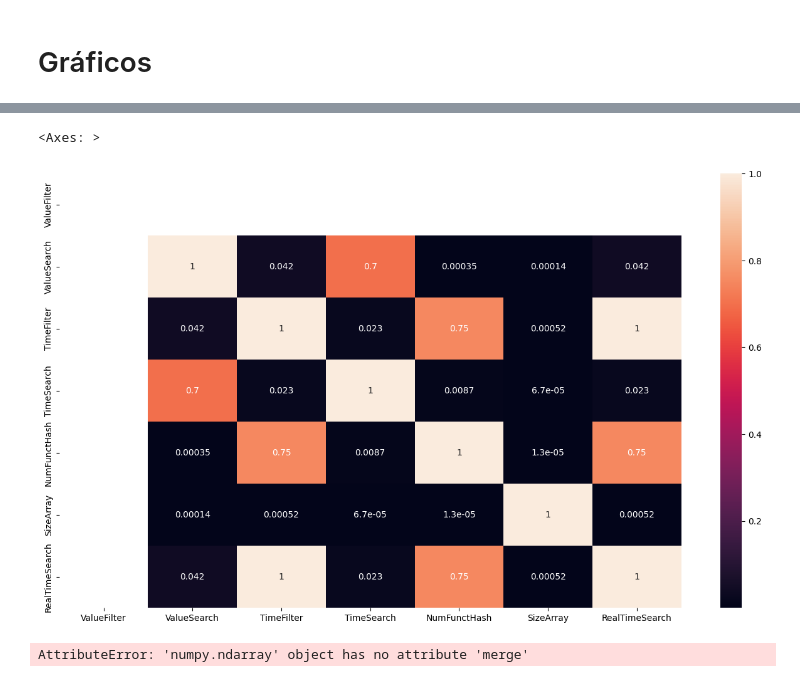
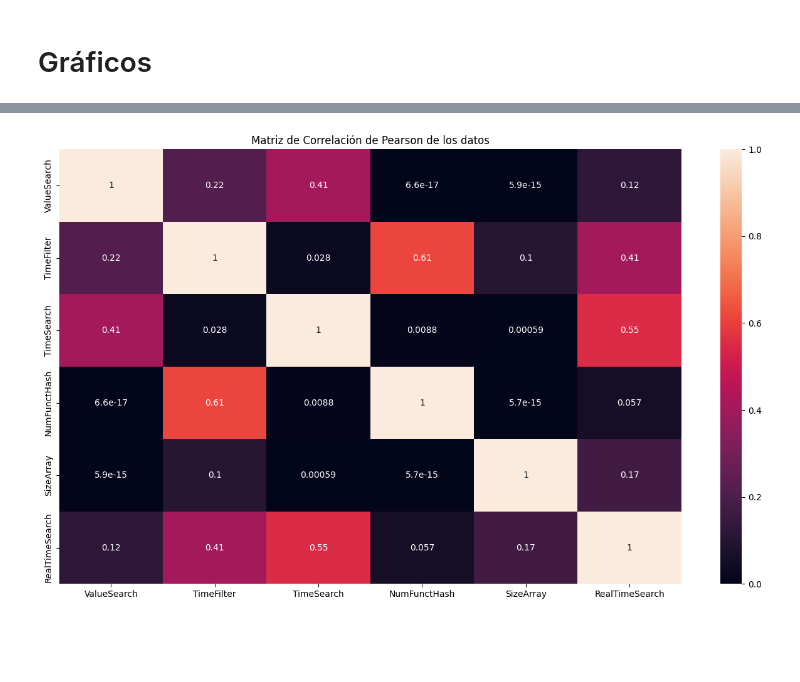
Before and after one commit to MrChurrasco/Tarea3Log, a Jupyter notebook: main.ipynb, the cells around one changed output, grey strips where cells are left out. Cells and saved outputs as stored; diff of their text form; code cells hidden in the pictures; blank space fills up the shorter version.

```diff
--- a/main.ipynb
+++ b/main.ipynb
@@ -122,0 +96,8 @@ Value aaaaaaaaaaaaaaaaahhhh: [8, 4, 3]
+# %%
+def generador_fun_hash(a, b, p, m):
+    def mask_hash(key):
+        return funcion_hash(a, b, p, m, int.from_bytes(str(key).encode('utf-8'), byteorder='big'))
+    return mask_hash
+
+aux_hash = generador_fun_hash(10,10,13,2)
+aux_hash(b"hola")
@@ -122,0 +106,12 @@ Value aaaaaaaaaaaaaaaaahhhh: [8, 4, 3]
+# %%
+# Ejemplo de creación de 20 funciones hash distintas
+n = 10
+rng = np.random.default_rng(seed=1234)
+p_hash = rng.integers(low=0,high=2**10,size=n).tolist() # Parametro p
+a_hash = [rng.integers(low=1,high=siguiente_primo(p)) for p in p_hash]
+b_hash = [rng.integers(low=0,high=siguiente_primo(p)) for p in p_hash]
+list_hash_func = [generador_fun_hash(a,b,siguiente_primo(p),100) for a,b,p in zip(a_hash,b_hash,p_hash)]
+
+
+for i in range(n):
+    print(list_hash_func[i](b"hola"))
@@ -230,12 +357,12 @@ df.to_csv("resultados.txt", index=False)
 # Gráficos
 # %%
 dataset = pd.read_csv("resultados.txt", dtype={"WordSearch":"string",
-                                               "ValueFilter":bool,
-                                               "ValueSearch":bool,
-                                               "TimeFilter":int,
-                                               "TimeSearch":int,
-                                               "NumFunctHash": int,
-                                               "SizeArray": int,
+                                               "ValueFilter":np.bool_,
+                                               "ValueSearch":np.bool_,
+                                               "TimeFilter":np.uint64,
+                                               "TimeSearch":np.uint64,
+                                               "NumFunctHash": np.uint64,
+                                               "SizeArray": np.uint64,
                                                },
                       )
 dataset
@@ -280,5 +407,5 @@ dataset.shape[0]
 # %%
-dataset["RealTimeSearch"] = [(dataset.loc[i,"TimeFilter"] + dataset.loc[i,"TimeSearch"] if not dataset.loc[i,"ValueFilter"] else dataset.loc[i,"TimeFilter"]) for i in range(dataset.shape[0])]
+dataset["RealTimeSearch"] = [(dataset.loc[i,"TimeFilter"] + dataset.loc[i,"TimeSearch"] if dataset.loc[i,"ValueFilter"] else dataset.loc[i,"TimeFilter"]) for i in range(dataset.shape[0])]
 # %%
 dataset.info()
 # %% [output]
@@ -342,12 +457,9 @@ array([  3,   4,   5,   6,   7,   8,   9,  10,  11,  12,  13,  14,  15,
 # %%
 fig, ax = plt.subplots(figsize=(16,9))
-sns.heatmap(abs(dataset.corr(numeric_only=True)),
+sns.heatmap(abs(dataset.drop(columns="ValueFilter").corr(numeric_only=True)),
             annot=True,
             ax=ax)
+ax.set_title("Matriz de Correlación de Pearson de los datos")
+plt.show()
 # %% [output]
-<Axes: >
-[figure, old version]
+[figure, new version]
-# %%
-dataset["SizeArray"].unique().merge( right=dataset["NumFunctHash"].unique(), how="cross")
-# %% [output]
-AttributeError: 'numpy.ndarray' object has no attribute 'merge'
```
Also changed, not shown: parts of 40 cells of this notebook, 4 other files.
